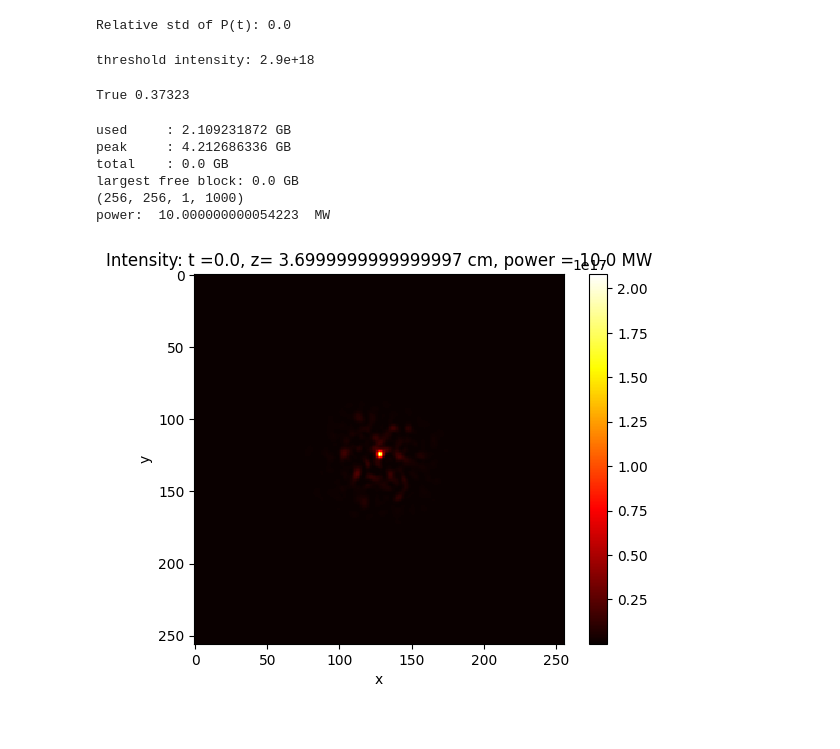
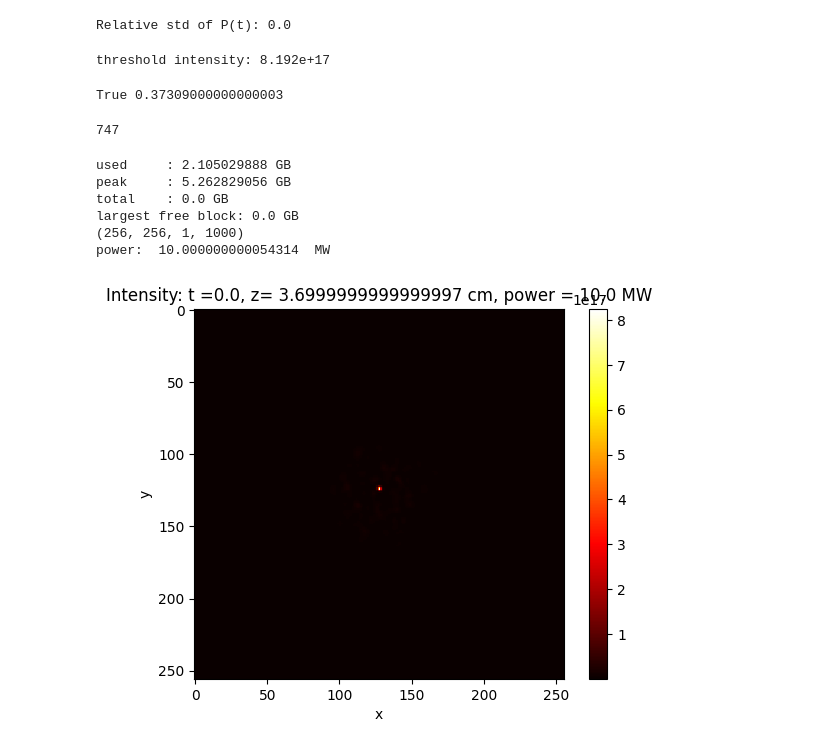
Before and after one commit to jsferran/GNLSE_Code, a Jupyter notebook: gnlse_example.ipynb, the cells around one changed output. Cells and saved outputs as stored; diff of their text form; code cells hidden in the pictures.

```diff
--- a/gnlse_example.ipynb
+++ b/gnlse_example.ipynb
@@ -179,8 +179,8 @@ beta2 = 22e-27; # 1.0; # Dispersion coefficient in s^2/m
 n2 = 2.22e-20; ''' 2.22e-20 m^2/W '''
 omega = None;
 
-pml_thickness = 40e-6;
-pml_Wmax = 1e12;
+pml_thickness = 40;
+pml_Wmax = 1e10;
 ''' args '''
 # %% [output]
 beta0:  9040466.626446744
@@ -205,7 +205,7 @@ args = {"Lx" : Lx, "Ly": Ly, "Lz": Lz, "Lt": Lt,   # spatiotemporal dimensions
         "gain_coeff": 0.0,
         "gain_fwhm": 0.0,
         "t1": 12.2e-15, "t2": 32e-15,
-        "pml_thickness": pml_thickness, "pml_Wmax": 10.0e12, # pml_Wmax,
+        "pml_thickness": pml_thickness, "pml_Wmax":  pml_Wmax,
         "fr": 0.0, "sw": 0                   # raman fraction (0.0 for no raman) and
        };
 
@@ -280,14 +294,14 @@ print("Relative std of P(t):", rel_std)
 # %% [output]
 Relative std of P(t): 0.0
 # %%
-info = compute_self_focusing_pixel_intensity(10e6, n2, dx, dy, safety=0.5, include_delta_n_cap=True);
+info = compute_self_focusing_pixel_intensity(10e6, n2, dx, dy, safety=0.05, include_delta_n_cap=True);
 I_thresh = info['I_thresh']
 print("threshold intensity:", I_thresh);
 
 def collapse_event(field_xyt, z, payload):
     return jnp.max(jnp.abs(field_xyt)**2) > I_thresh;
 # %% [output]
-threshold intensity: 2.9e+18
+threshold intensity: 8.192e+17
 # %%
 results_prime = GNLSE3D_propagate(
     args, field,
@@ -298,35 +312,39 @@ results_prime = GNLSE3D_propagate(
 )
 print(results_prime['stopped_early'], results_prime['z_event'])
 # %% [output]
-True 0.37323
+True 0.37309000000000003
+# %%
+print(results_prime['n_saved'])
+# %% [output]
+747
 # %%
 stats = dev.memory_stats()
 print("used     :", gb(stats.get("bytes_in_use", 0)), "GB")
 print("peak     :", gb(stats.get("peak_bytes_in_use", 0)), "GB")
 print("total    :", gb(stats.get("total_device_memory", 0)), "GB")
 print("largest free block:", gb(stats.get("largest_free_block_bytes", 0)), "GB")
 
-slot = 465; # Last save slot
+slot = results_prime['n_saved']-1; # Last save slot
 time = 0; # Time slot to visualize
 print(results_prime["field"].shape);
 
 res_field_p = results_prime["field"][:, :, time, slot];
 
 I_xy = jnp.real(res_field_p)**2 + jnp.imag(res_field_p)**2
 P_xy = jnp.sum(I_xy) * dx * dy;
 print("power: ", P_xy * 1e-6 , " MW");
 
 plt.figure();
 plt.imshow(I_xy, cmap='hot', interpolation='nearest');
 plt.colorbar();
 plt.title(f"Intensity: t ={time * Lt/Nt}, z= {round(save_at[slot], 3)*100} cm, power = {round(P_xy * 1e-6, 2)} MW");
 plt.xlabel("x");    plt.ylabel("y");
 plt.show();
 # %% [output]
-used     : 2.109231872 GB
-peak     : 4.212686336 GB
+used     : 2.105029888 GB
+peak     : 5.262829056 GB
 total    : 0.0 GB
 largest free block: 0.0 GB
 (256, 256, 1, 1000)
-power:  10.000000000054223  MW
+power:  10.000000000054314  MW
-[figure, old version]
+[figure, new version]
```
Also changed, not shown: parts of 4 cells of this notebook, 6 other files.
